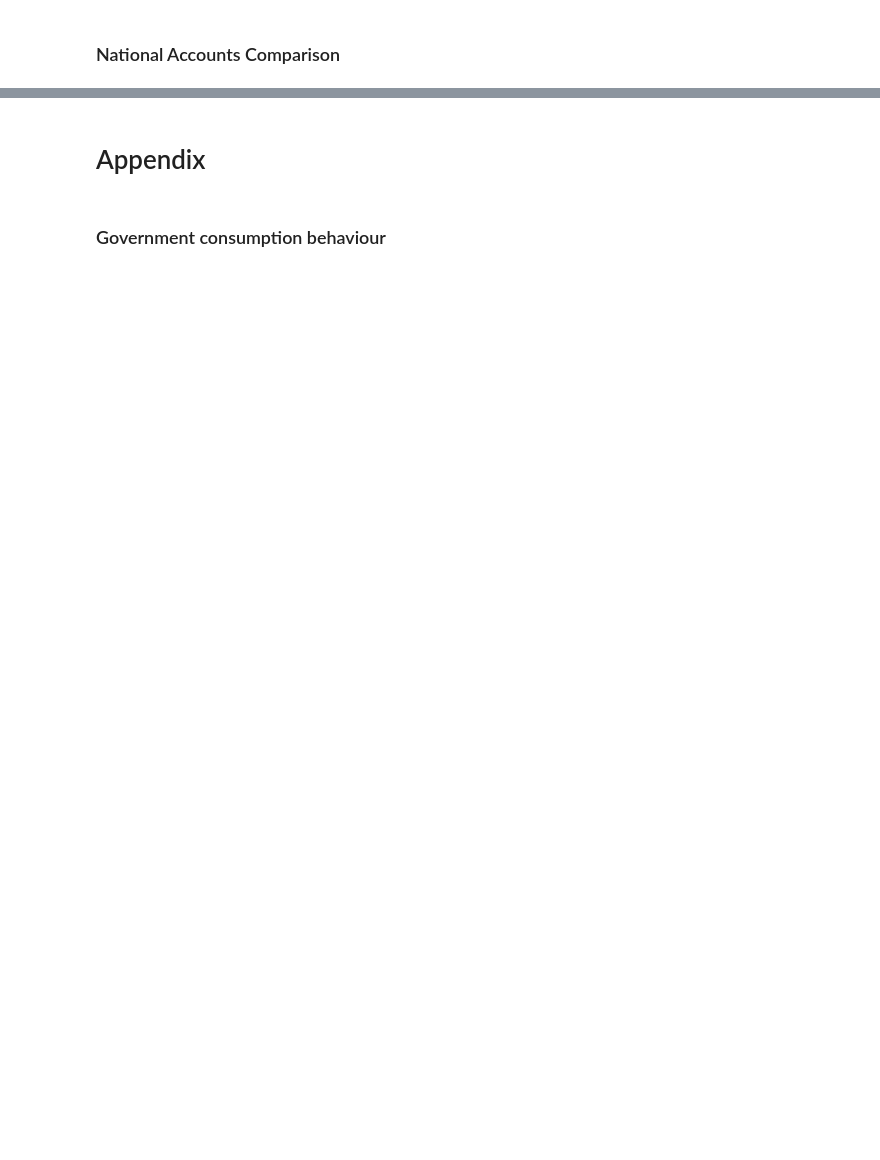
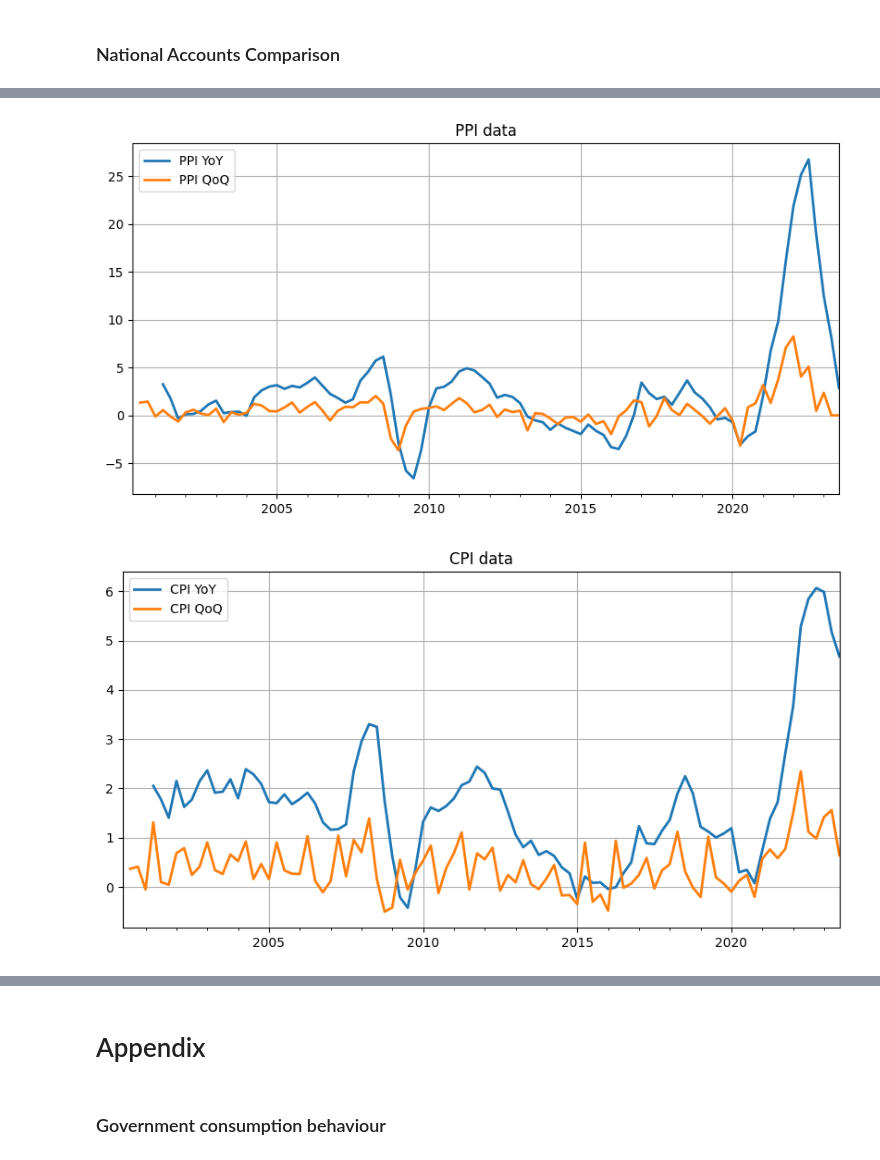
Before and after one commit to INET-Complexity/INET-consumption, a Jupyter notebook: run_model/run_model.ipynb, the cells around one changed output, grey strips where cells are left out. Saved outputs shown, nothing was run; the diff lists cells and outputs as text; code cells hidden in the pictures; blank space fills up the shorter version.

```diff
--- a/run_model/run_model.ipynb
+++ b/run_model/run_model.ipynb
@@ -582,0 +595,32 @@ df_inspect
+# %%
+ppi_yoy = na['PPI (Value)'].pct_change(4) * 100.0
+ppi_qoq = na['PPI (Value)'].pct_change(1) * 100.0
+
+cpi_yoy = na['CPI (Value)'].pct_change(4) * 100.0
+cpi_qoq = na['CPI (Value)'].pct_change(1) * 100.0
+
+fig, ax = plt.subplots(figsize=(10,5))
+ax = ppi_yoy.plot(figsize=(10,5), lw=2, grid=True, label="PPI YoY")
+ax = ppi_qoq.plot(figsize=(10,5), lw=2, grid=True, label="PPI QoQ")
+plt.legend(['PPI YoY', 'PPI QoQ'])
+plt.title('PPI data')
+plt.show()
+
+fig, ax = plt.subplots(figsize=(10,5))
+ax = cpi_yoy.plot(figsize=(10,5), lw=2, grid=True, label="CPI YoY")
+ax = cpi_qoq.plot(figsize=(10,5), lw=2, grid=True, label="CPI QoQ")
+plt.legend(['CPI YoY', 'CPI QoQ']   )
+plt.title('CPI data')
+plt.show()
+
+fig, ax = plt.subplots(figsize=(10,5))
+ax = df_base['cpi yoy inflation'].plot(figsize=(10,5), lw=2, grid=True, label="CPI Inflation YoY")
+ax = df_base['cpi'].pct_change(1).plot(figsize=(10,5), lw=2, grid=True, label="CPI Inflation QoQ")
+ax = df_base['central bank policy rate'].plot(figsize=(10,5), lw=2, grid=True, label="Policy Rate")
+plt.legend()
+plt.title('Model')
+
+plt.show()
+# %% [output]
+[figure, added]
+[figure, added]
```
Also changed, not shown: parts of 29 cells of this notebook.
